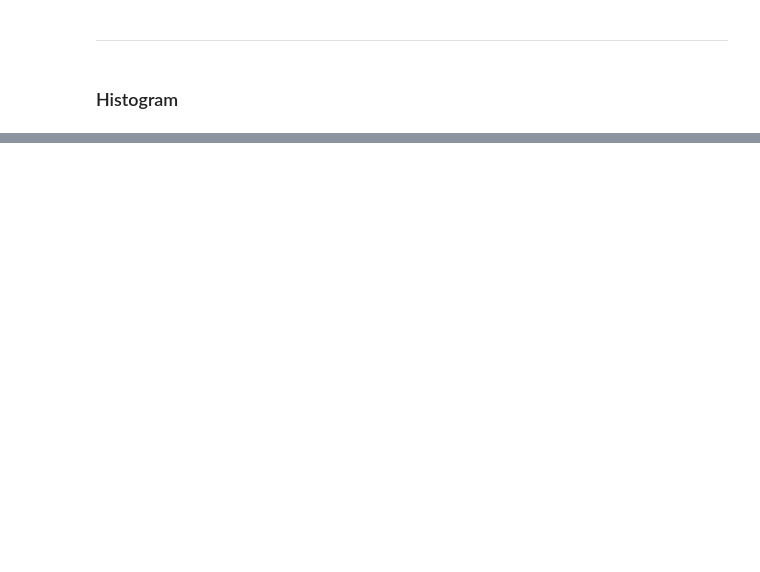
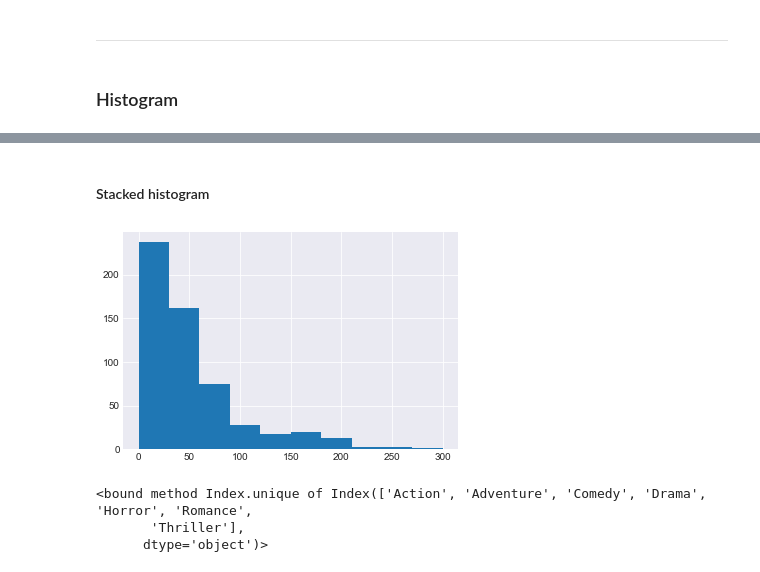
Before and after one commit to Shafin-Thiyam/Python4DS, a Jupyter notebook: Section6/Adv Visualization.ipynb, the cells around one changed output, grey strips where cells are left out. Drawn from its saved outputs; the diff is of its cells as text; code cells hidden in the pictures; blank space fills up the shorter version.

Commit message:
Adv Visual cont...

```diff
--- a/Section6/Adv Visualization.ipynb
+++ b/Section6/Adv Visualization.ipynb
@@ -215,0 +336,13 @@ m3=plt.hist(movies.CriticsRatings,bins=15)
+# %% [markdown]
+#### Stacked histogram
+# %%
+plt.hist(movies.BudgetMillion)
+plt.show();
+# %% [output]
+[figure, added]
+# %%
+movies.Genre.cat.categories.unique
+# %% [output]
+<bound method Index.unique of Index(['Action', 'Adventure', 'Comedy', 'Drama', 'Horror', 'Romance',
+       'Thriller'],
+      dtype='object')>
```
Also changed, not shown: parts of 40 cells of this notebook.
